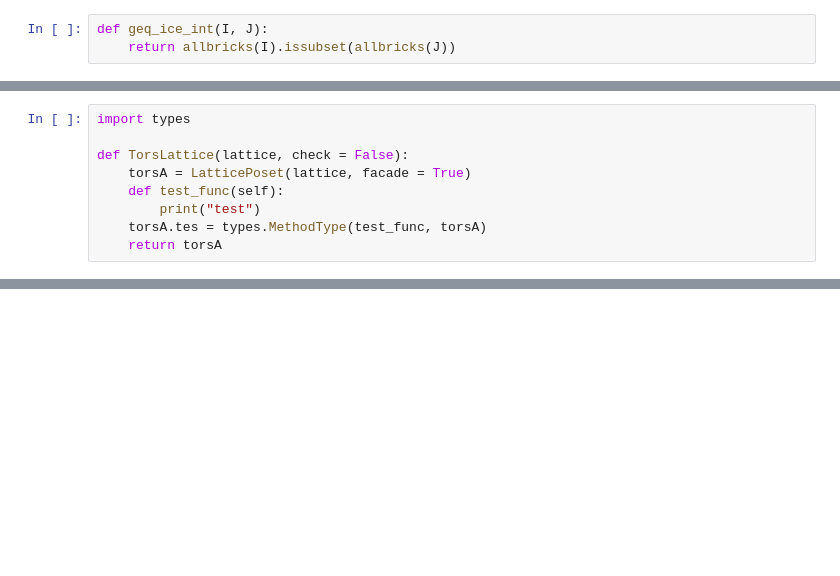
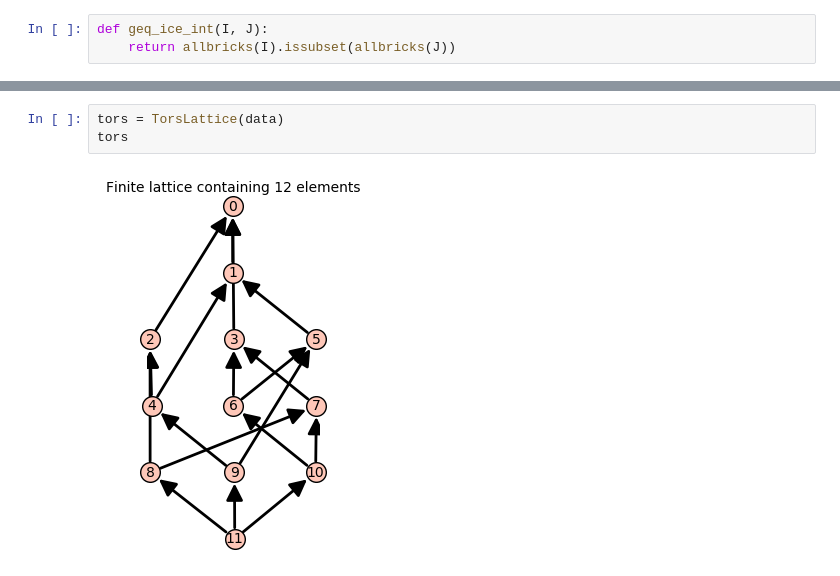
Before and after one commit to haruhisa-enomoto/tors-lattice, a Jupyter notebook: Untitled.ipynb, the cells around one changed output, grey strips where cells are left out. Saved outputs shown, nothing was run; the diff lists cells and outputs as text; blank space fills up the shorter version.

```diff
--- a/Untitled.ipynb
+++ b/Untitled.ipynb
@@ -163,9 +77,0 @@ FiniteLatticePoset
-# %%
-import types
-
-def TorsLattice(lattice, check = False):
-    torsA = LatticePoset(lattice, facade = True)
-    def test_func(self):
-        print("test")
-    torsA.tes = types.MethodType(test_func, torsA)
-    return torsA
@@ -214,0 +121,5 @@ s1*s2*s1
+# %%
+tors = TorsLattice(data)
+tors
+# %% [output]
+[figure, added]
```
Also changed, not shown: parts of 45 cells of this notebook, 5 other files.
